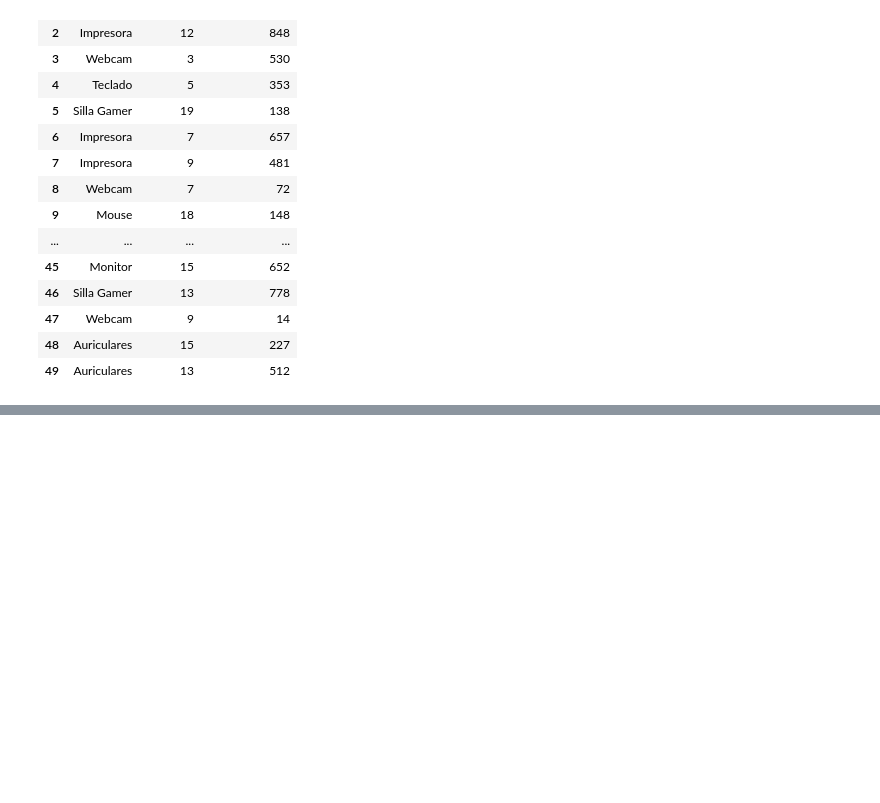
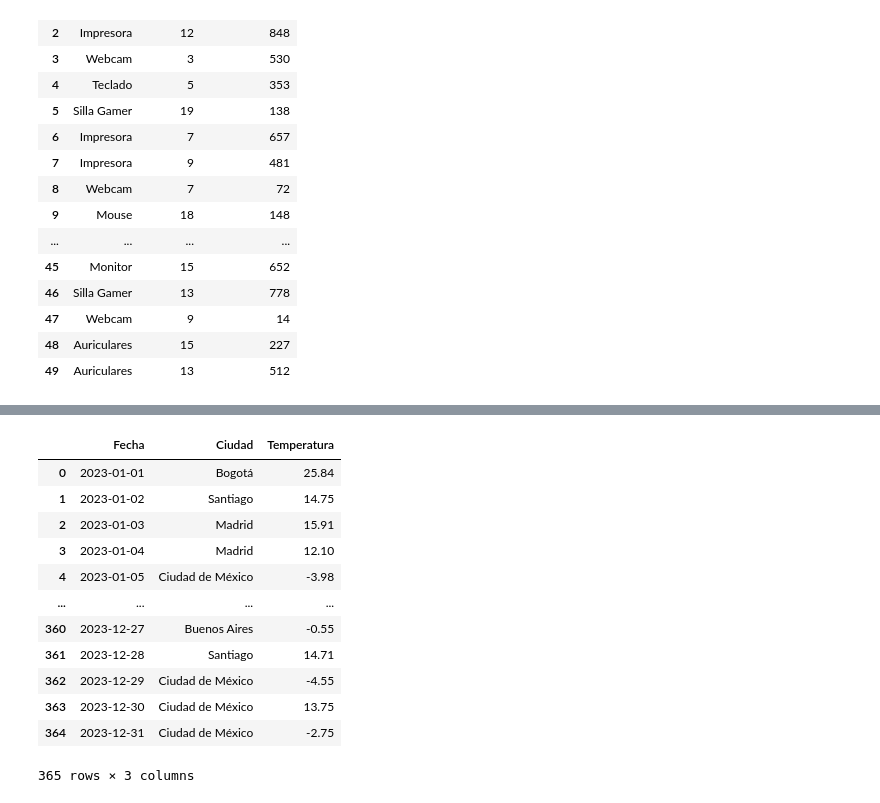
Before and after one commit to PurpleBeetle/IA1900, a Jupyter notebook: Tarea2/Welcome_To_Colab.ipynb, the cells around one changed output, grey strips where cells are left out. Saved outputs shown, nothing was run; the diff lists cells and outputs as text; code cells hidden in the pictures; blank space fills up the shorter version.

```diff
--- a/Tarea2/Welcome_To_Colab.ipynb
+++ b/Tarea2/Welcome_To_Colab.ipynb
@@ -24,0 +76,21 @@ ventas
+# %%
+# Ejercicio 2: Análisis del Clima
+# Utilice el archivo clima.csv para analizar los datos climáticos:
+# 1.Cargue el dataset y conviértelo en un DataFrame.
+
+clima = pd.read_csv('clima.csv')
+clima
+# %% [output]
+|  | Fecha | Ciudad | Temperatura |
+| 0 | 2023-01-01 | Bogotá | 25.84 |
+| 1 | 2023-01-02 | Santiago | 14.75 |
+| 2 | 2023-01-03 | Madrid | 15.91 |
+| 3 | 2023-01-04 | Madrid | 12.10 |
+| 4 | 2023-01-05 | Ciudad de México | -3.98 |
+| ... | ... | ... | ... |
+| 360 | 2023-12-27 | Buenos Aires | -0.55 |
+| 361 | 2023-12-28 | Santiago | 14.71 |
+| 362 | 2023-12-29 | Ciudad de México | -4.55 |
+| 363 | 2023-12-30 | Ciudad de México | 13.75 |
+| 364 | 2023-12-31 | Ciudad de México | -2.75 |
+365 rows × 3 columns
```
Also changed, not shown: parts of 19 cells of this notebook.
